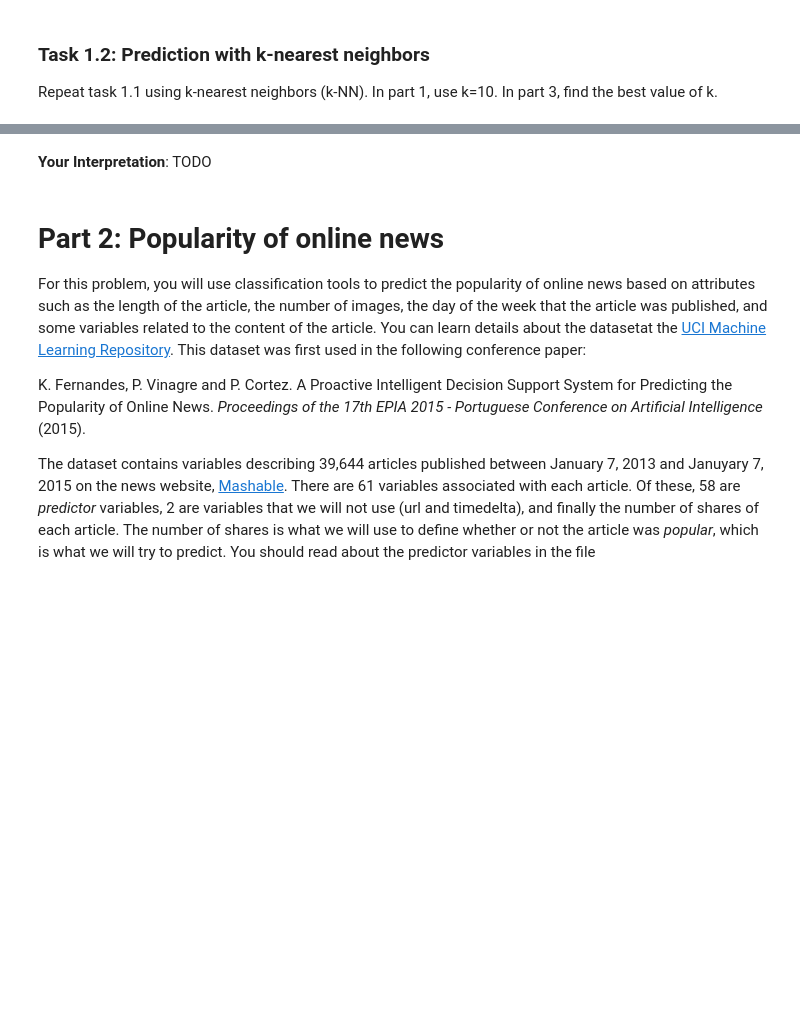
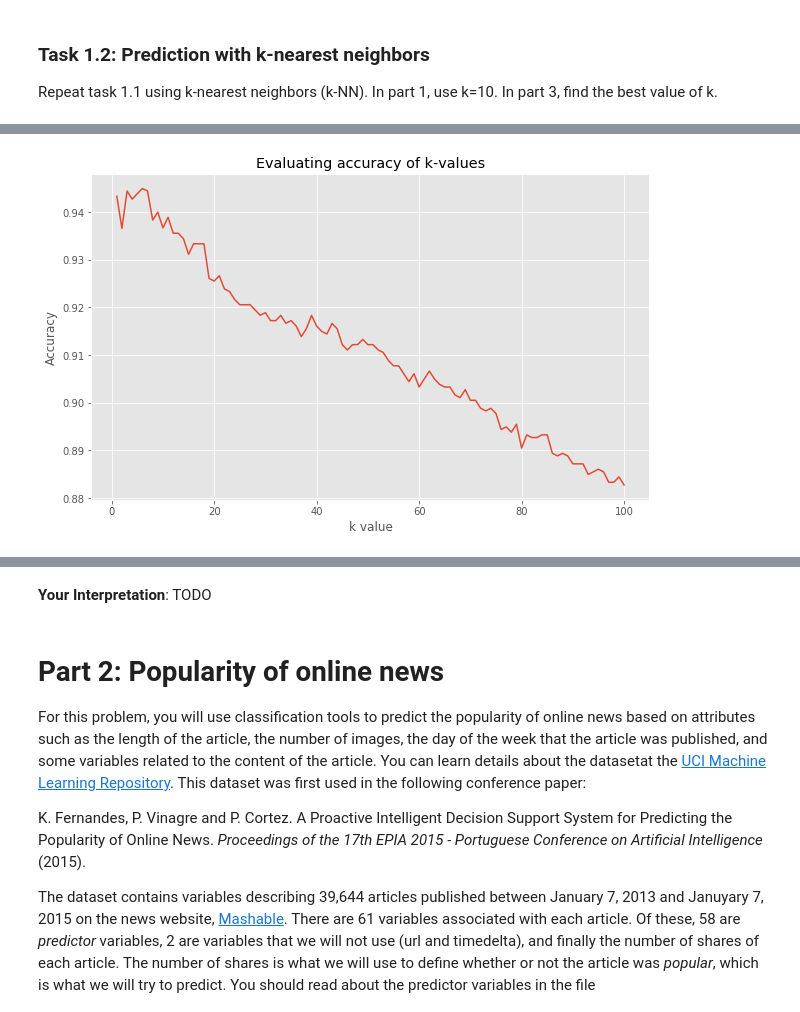
Before and after one commit to brookeslawski/datascience-homeworks-local, a Jupyter notebook: HW7/2018-HW7.ipynb, the cells around one changed output, grey strips where cells are left out. Cells and saved outputs as stored; diff of their text form; code cells hidden in the pictures; blank space fills up the shorter version.

Commit message:
through Part 1
with missing parts

```diff
--- a/HW7/2018-HW7.ipynb
+++ b/HW7/2018-HW7.ipynb
@@ -117,8 +117,8 @@ train_test_split(X, y, random_state=1, test_size=0.8)
 + Try to train and test the algorithm on the raw (non-scaled) data. What's your accuracy score?
 # %%
 # your solution goes here
-train_test_split(X, y, random_state=1, test_size=0.8)
+X_train, X_test, y_train, y_test = train_test_split(X, y, random_state=1, test_size=0.8)
 
-model = svm.SVC(kernel='rbf',C=1000)
-model.fit(X, y)
+model = svm.SVC(kernel='rbf',C=100)
+model.fit(X_train, y_train)
 # %% [output]
@@ -135,0 +228,21 @@ Repeat task 1.1 using k-nearest neighbors (k-NN). In part 1, use k=10. In part 3
+# %%
+# your solution goes here
+
+# do you mean part 5 instead of part 3?
+
+
+
+k = 10
+X = scale(digits.data)
+X_train, X_test, y_train, y_test = train_test_split(X, y, random_state=1, test_size=0.8)
+knn_model = KNeighborsClassifier(n_neighbors=k)
+knn_model.fit(X_train, y_train)
+
+y_pred = knn_model.predict(X_test)
+print('Confusion Matrix')
+print(metrics.confusion_matrix(y_true = y_test, y_pred = y_pred))
+print('Accuracy = ', metrics.accuracy_score(y_true = y_test, y_pred = y_pred))
+
+# Accuracy of 0.9124 w/ k = 10
+# Most common mistake: classified 11 data points as Class 2 when really they were class 1
+# why this error for k-nn and not svm?
@@ -135,0 +266,19 @@ Repeat task 1.1 using k-nearest neighbors (k-NN). In part 1, use k=10. In part 3
+# %%
+#%% Task 1.2.5
+
+knn_model.get_params()
+
+Ks = np.linspace(1,100,100)
+Accuracies = np.zeros(Ks.shape[0])
+for i,k in enumerate(Ks): # what is enumerate?
+    knn_model = KNeighborsClassifier(n_neighbors=int(k))
+    scores = cross_val_score(estimator = knn_model, X = X, y = y, cv=5, scoring='accuracy')     # cv = 5 ??
+    Accuracies[i]  = scores.mean()
+
+plt.plot(Ks,Accuracies)
+plt.title('Evaluating accuracy of k-values')
+plt.xlabel('k value')
+plt.ylabel('Accuracy')
+plt.show()
+# %% [output]
+[figure, added]
```
Also changed, not shown: parts of 14 cells of this notebook, 1 other file.
